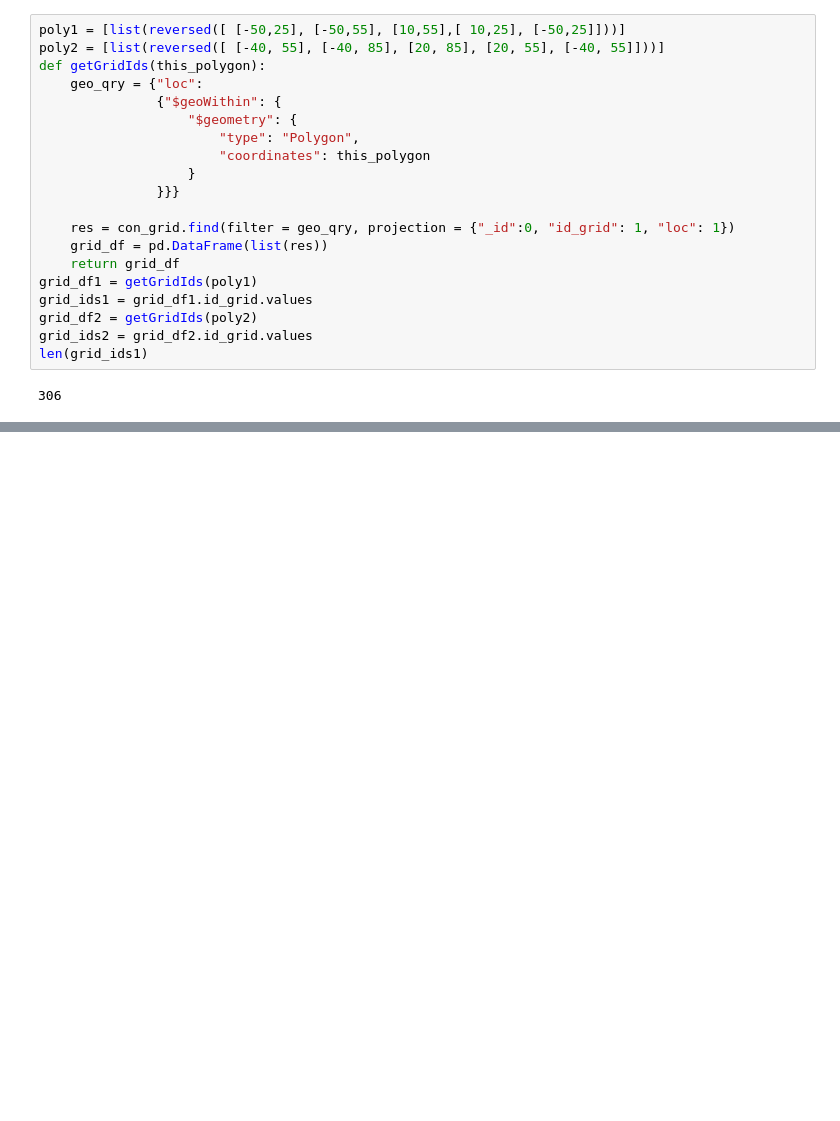
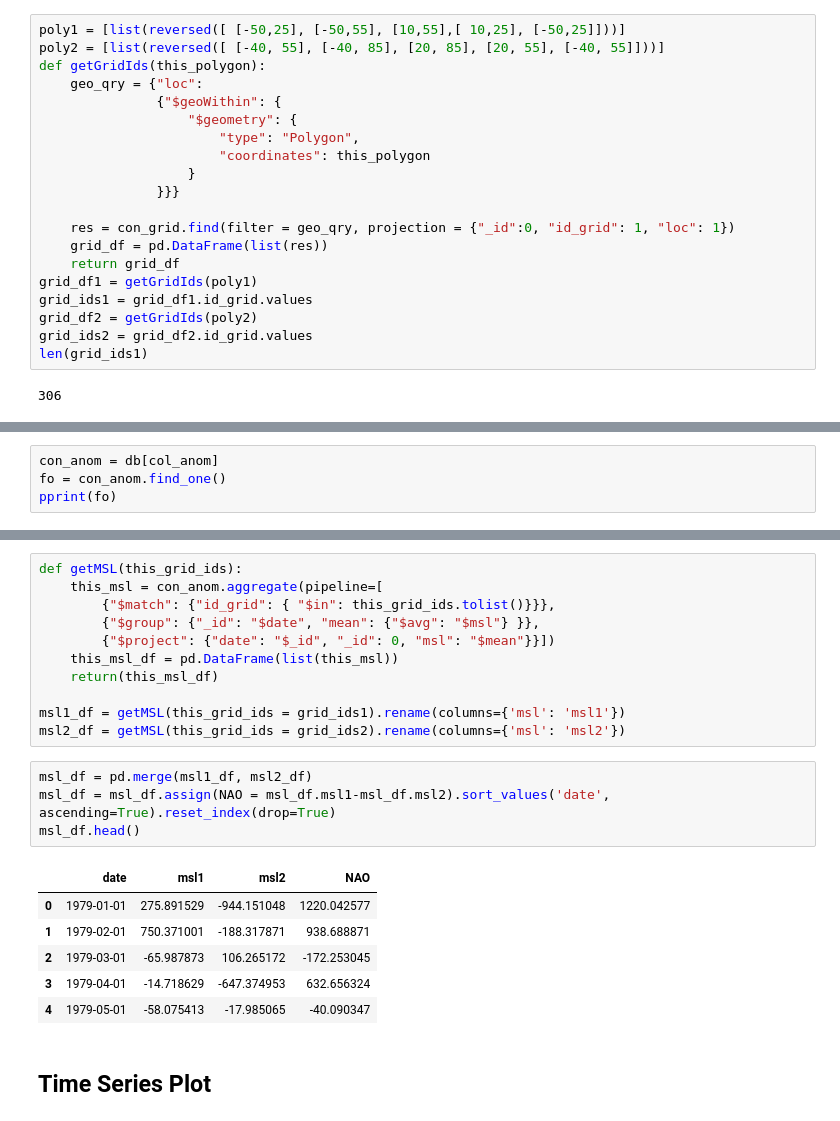
Before and after one commit to panhypersebastos/winter_predictor, a Jupyter notebook: era-int_NAO_definition.ipynb, the cells around one changed output, grey strips where cells are left out. Cells and saved outputs as stored; diff of their text form; blank space fills up the shorter version.

```diff
--- a/era-int_NAO_definition.ipynb
+++ b/era-int_NAO_definition.ipynb
@@ -80,0 +116,4 @@ len(grid_ids1)
+# %%
+con_anom = db[col_anom]
+fo = con_anom.find_one()
+pprint(fo)
@@ -80,0 +138,24 @@ len(grid_ids1)
+# %%
+def getMSL(this_grid_ids):
+    this_msl = con_anom.aggregate(pipeline=[
+        {"$match": {"id_grid": { "$in": this_grid_ids.tolist()}}},
+        {"$group": {"_id": "$date", "mean": {"$avg": "$msl"} }},
+        {"$project": {"date": "$_id", "_id": 0, "msl": "$mean"}}])
+    this_msl_df = pd.DataFrame(list(this_msl))
+    return(this_msl_df)
+
+msl1_df = getMSL(this_grid_ids = grid_ids1).rename(columns={'msl': 'msl1'})
+msl2_df = getMSL(this_grid_ids = grid_ids2).rename(columns={'msl': 'msl2'})
+# %%
+msl_df = pd.merge(msl1_df, msl2_df)
+msl_df = msl_df.assign(NAO = msl_df.msl1-msl_df.msl2).sort_values('date', ascending=True).reset_index(drop=True)
+msl_df.head()
+# %% [output]
+|  | date | msl1 | msl2 | NAO |
+| 0 | 1979-01-01 | 275.891529 | -944.151048 | 1220.042577 |
+| 1 | 1979-02-01 | 750.371001 | -188.317871 | 938.688871 |
+| 2 | 1979-03-01 | -65.987873 | 106.265172 | -172.253045 |
+| 3 | 1979-04-01 | -14.718629 | -647.374953 | 632.656324 |
+| 4 | 1979-05-01 | -58.075413 | -17.985065 | -40.090347 |
+# %% [markdown]
+## Time Series Plot
```
Also changed, not shown: parts of 9 cells of this notebook.
